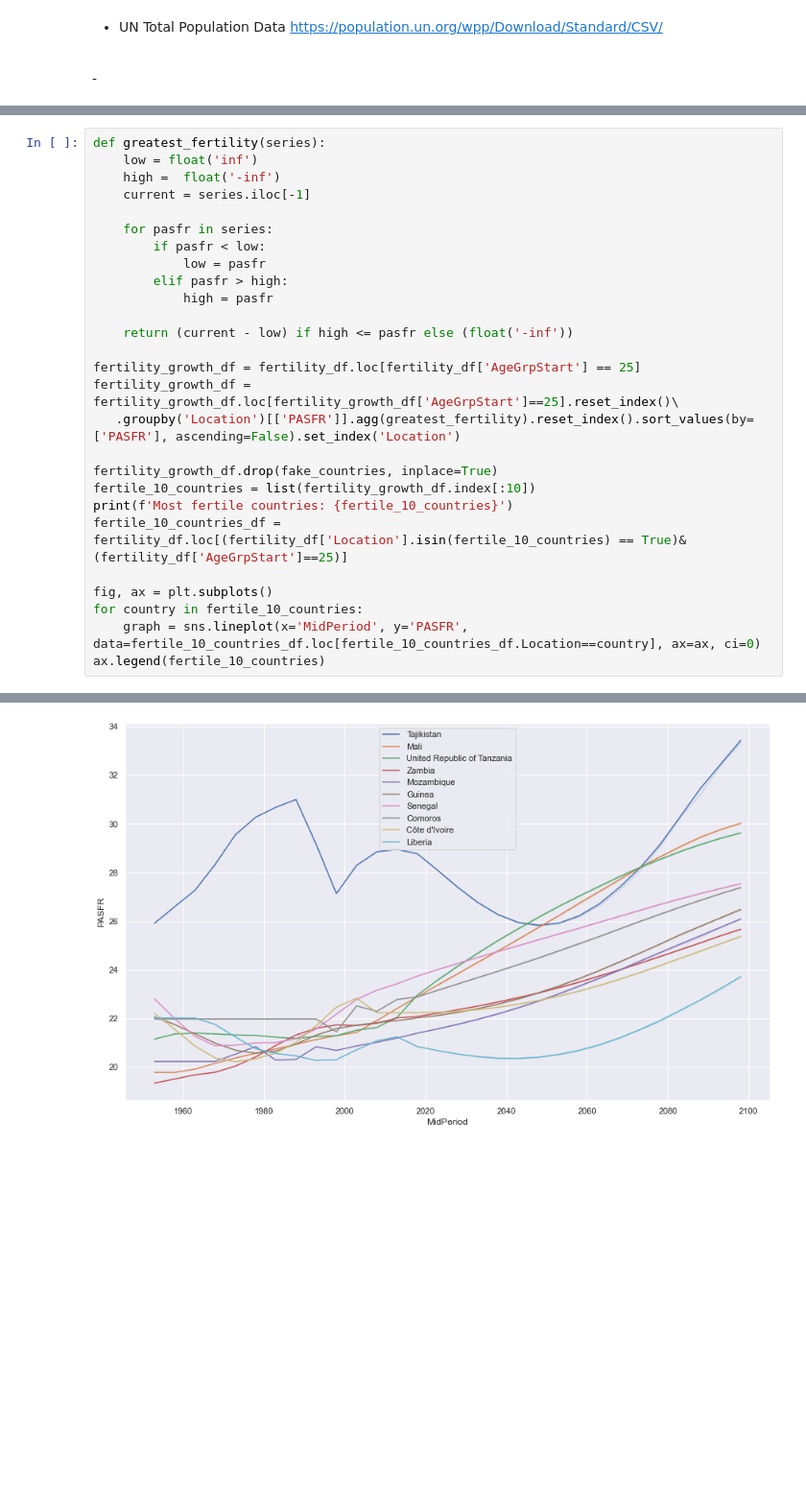
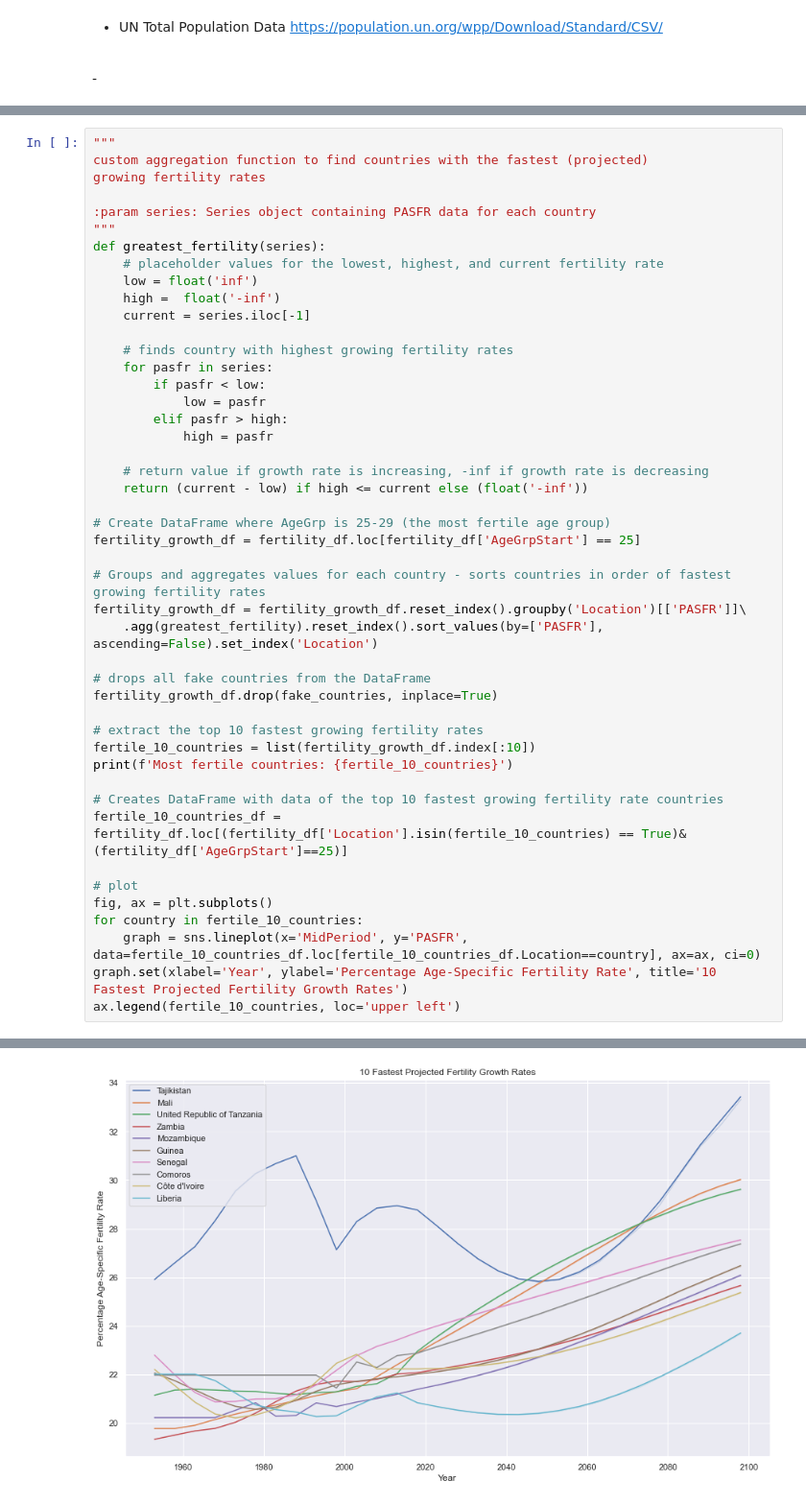
Before and after one commit to billbai0102/Callysto-Hackathon-2020, a Jupyter notebook: submission.ipynb, the cells around one changed output, grey strips where cells are left out. Shown: that part at 96% size. Cells and saved outputs as stored; diff of their text form; blank space fills up the shorter version.

```diff
--- a/submission.ipynb
+++ b/submission.ipynb
@@ -55,33 +65,52 @@ ax.set(xlabel='Age Group', ylabel='Percentage Age-Specific Fertility Rate', titl
  Text(0.5, 1.0, 'Fertility Between Age Groups(2020)')]
 [figure]
 # %%
+"""
+custom aggregation function to find countries with the fastest (projected)
+growing fertility rates
+
+:param series: Series object containing PASFR data for each country
+"""
 def greatest_fertility(series):
+    # placeholder values for the lowest, highest, and current fertility rate
     low = float('inf')
     high =  float('-inf')
     current = series.iloc[-1]
 
+    # finds country with highest growing fertility rates
     for pasfr in series:
         if pasfr < low:
             low = pasfr
         elif pasfr > high:
             high = pasfr
 
-    return (current - low) if high <= pasfr else (float('-inf'))
+    # return value if growth rate is increasing, -inf if growth rate is decreasing
+    return (current - low) if high <= current else (float('-inf'))
 
+# Create DataFrame where AgeGrp is 25-29 (the most fertile age group)
 fertility_growth_df = fertility_df.loc[fertility_df['AgeGrpStart'] == 25]
-fertility_growth_df = fertility_growth_df.loc[fertility_growth_df['AgeGrpStart']==25].reset_index()\
-   .groupby('Location')[['PASFR']].agg(greatest_fertility).reset_index().sort_values(by=['PASFR'], ascending=False).set_index('Location')
 
+# Groups and aggregates values for each country - sorts countries in order of fastest growing fertility rates
+fertility_growth_df = fertility_growth_df.reset_index().groupby('Location')[['PASFR']]\
+    .agg(greatest_fertility).reset_index().sort_values(by=['PASFR'], ascending=False).set_index('Location')
+
+# drops all fake countries from the DataFrame
 fertility_growth_df.drop(fake_countries, inplace=True)
+
+# extract the top 10 fastest growing fertility rates
 fertile_10_countries = list(fertility_growth_df.index[:10])
 print(f'Most fertile countries: {fertile_10_countries}')
+
+# Creates DataFrame with data of the top 10 fastest growing fertility rate countries
 fertile_10_countries_df = fertility_df.loc[(fertility_df['Location'].isin(fertile_10_countries) == True)&(fertility_df['AgeGrpStart']==25)]
 
+# plot
 fig, ax = plt.subplots()
 for country in fertile_10_countries:
     graph = sns.lineplot(x='MidPeriod', y='PASFR', data=fertile_10_countries_df.loc[fertile_10_countries_df.Location==country], ax=ax, ci=0)
-ax.legend(fertile_10_countries)
+graph.set(xlabel='Year', ylabel='Percentage Age-Specific Fertility Rate', title='10 Fastest Projected Fertility Growth Rates')
+ax.legend(fertile_10_countries, loc='upper left')
 # %% [output]
 Most fertile countries: ['Tajikistan', 'Mali', 'United Republic of Tanzania', 'Zambia', 'Mozambique', 'Guinea', 'Senegal', 'Comoros', "Côte d'Ivoire", 'Liberia']
 <matplotlib.legend.Legend at 0x...>
-[figure, old version]
+[figure, new version]
```
Also changed, not shown: parts of 6 cells of this notebook.
